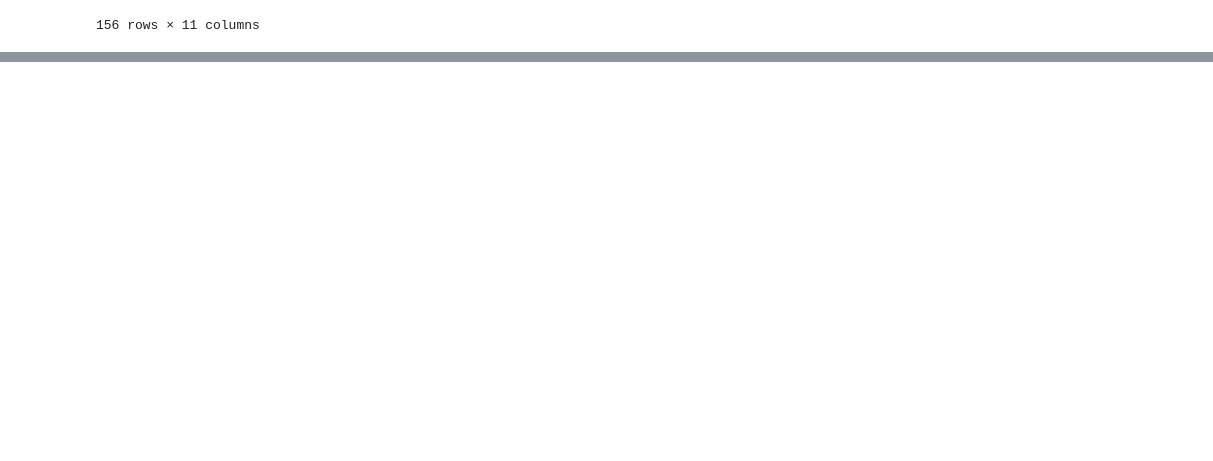
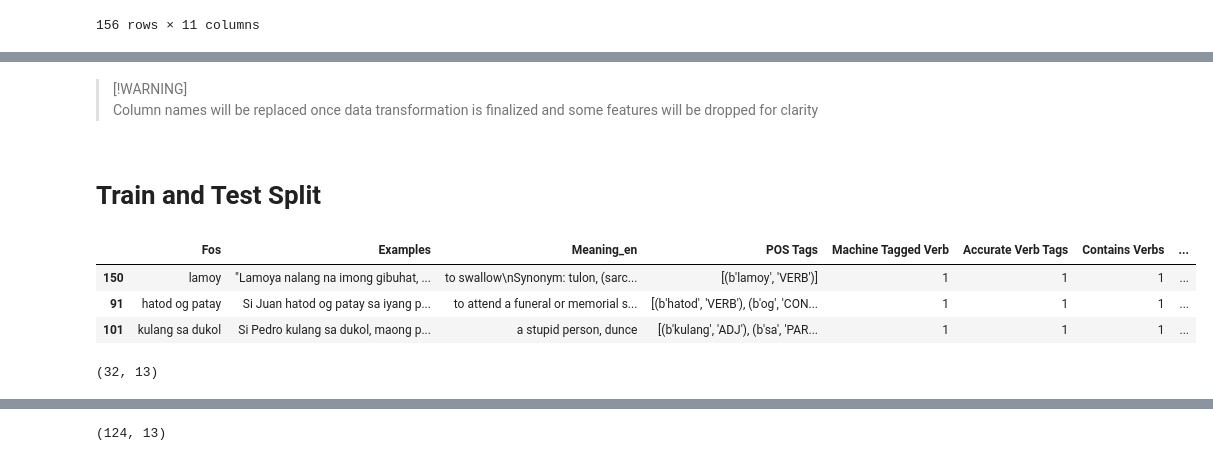
Before and after one commit to MiguelPartosa/Thesis-FOS-BinaryClass-WSD, a Jupyter notebook: Thesis_Implementation_1_2.ipynb, the cells around one changed output, grey strips where cells are left out. Saved outputs shown, nothing was run; the diff lists cells and outputs as text; code cells hidden in the pictures; blank space fills up the shorter version.

Commit message:
Add planned columns for data transformation and tentative dataset from train test split

```diff
--- a/Thesis_Implementation_1_2.ipynb
+++ b/Thesis_Implementation_1_2.ipynb
@@ -356,0 +360,6 @@ df_translated.to_excel(
+# %%
+def ExtractVerbs(tags : str | tuple) -> list:
+    return [x[0].decode("utf-8") for x in ast.literal_eval(tags) if x[1] =='VERB']
+# %%
+df_translated['Verbs'] = df_translated['POS Tags'].apply(ExtractVerbs)
+df_translated.head(3)
@@ -356,0 +371,3 @@ df_translated.to_excel(
+# %%
+df_translated['Figure of Speech'] = 1
+df_translated.head(3)
@@ -356,0 +379,8 @@ df_translated.to_excel(
+# %% [markdown]
+> [!WARNING]
+> Column names will be replaced once data transformation is finalized and some features will be dropped for clarity
+# %%
+# TO remove, df_dataset is created as soon as the first operations fo data transformation is done on previous dataframe
+df_dataset = df_translated.copy()
+# %% [markdown]
+# Train and Test Split
@@ -356,0 +389,9 @@ df_translated.to_excel(
+# %%
+df_train,df_test = train_test_split(df_dataset, test_size=0.2)
+display(df_test.head(3), df_test.shape,df_train.head(3), df_train.shape)
+# %% [output]
+|  | Fos | Examples | Meaning_en | POS Tags | Machine Tagged Verb | Accurate Verb Tags | Contains Verbs | ... |
+| 150 | lamoy | "Lamoya nalang na imong gibuhat, ... | to swallow\nSynonym: tulon, (sarc... | [(b'lamoy', 'VERB')] | 1 | 1 | 1 | ... |
+| 91 | hatod og patay | Si Juan hatod og patay sa iyang p... | to attend a funeral or memorial s... | [(b'hatod', 'VERB'), (b'og', 'CON... | 1 | 1 | 1 | ... |
+| 101 | kulang sa dukol | Si Pedro kulang sa dukol, maong p... | a stupid person, dunce | [(b'kulang', 'ADJ'), (b'sa', 'PAR... | 1 | 1 | 1 | ... |
+(32, 13)
@@ -356,0 +402 @@ df_translated.to_excel(
+(124, 13)
```
Also changed, not shown: parts of 19 cells of this notebook, 2 other files.
